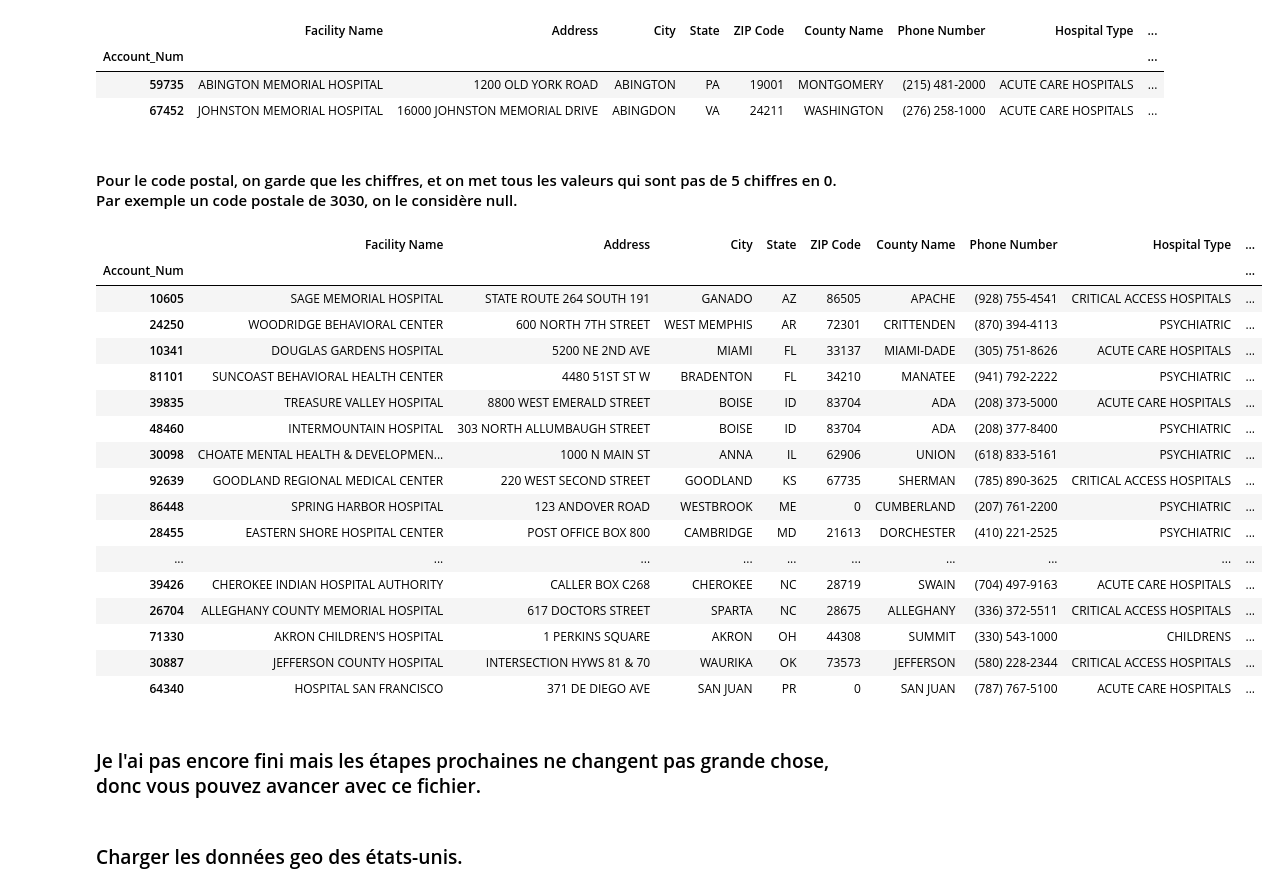
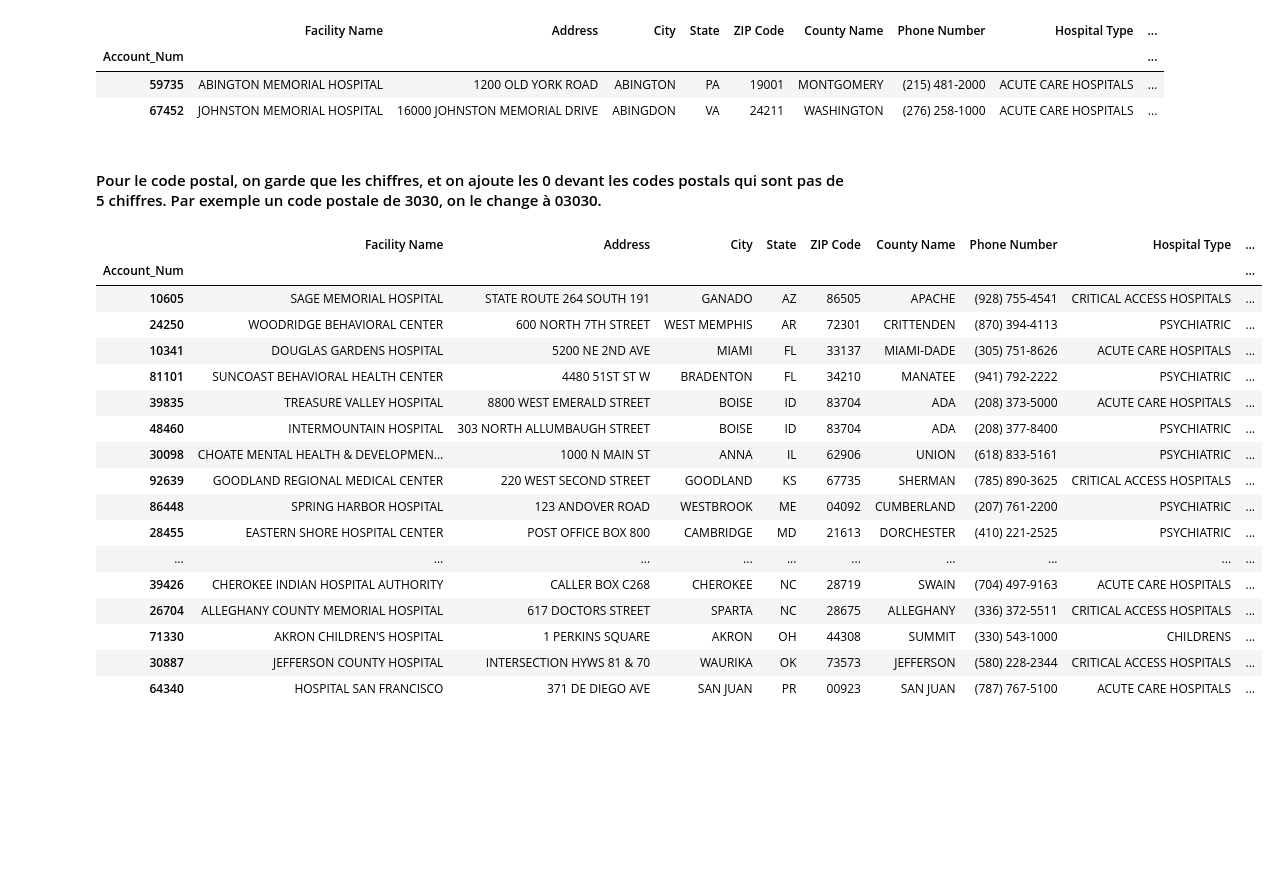
Before and after one commit to tourist-001/Data_Matching_Hospital, a Jupyter notebook: hospital_standardisation.ipynb, the cells around one changed output. Drawn from its saved outputs; the diff is of its cells as text; code cells hidden in the pictures; blank space fills up the shorter version.

Commit message:
ajoute les 0 pour compléter le code postal

```diff
--- a/hospital_standardisation.ipynb
+++ b/hospital_standardisation.ipynb
@@ -36,6 +36,6 @@ Data columns (total 9 columns):
 dtypes: int64(1), object(8)
 memory usage: 417.1+ KB
 # %%
-h2 = pds.read_csv('hospital_1.csv', index_col = 0, sep=',')
+h2 = pds.read_csv('hospital_2.csv', index_col = 0, sep=',')
 h2.head(20)
 # %% [output]
@@ -92,7 +92,7 @@ name_stopword = ["ROUTE","STREET", "ST", "AVE", "ROAD", "PLACE", "RD"]
 h1['Address_token'] = h1['Address'].apply(nltk.word_tokenize)
 h1['Address_clean'] = h1['Address_token'].apply(lambda x: [word for word in x if word not in name_stopword])
 h1['Address_clean'] = h1['Address_clean'].apply(TreebankWordDetokenizer().detokenize)
-h2['Address_token'] = h2['Address'].apply(nltk.word_tokenize)
+h2['Address_token'] = h2['Provider Street Address'].apply(nltk.word_tokenize)
 h2['Address_clean'] = h2['Address_token'].apply(lambda x: [word for word in x if word not in name_stopword])
 h2['Address_clean'] = h2['Address_clean'].apply(TreebankWordDetokenizer().detokenize)
 h2
@@ -139,39 +139,37 @@ h1.loc[h1['City'].isin(some_values)]
 | 59735 | ABINGTON MEMORIAL HOSPITAL | 1200 OLD YORK ROAD | ABINGTON | PA | 19001 | MONTGOMERY | (215) 481-2000 | ACUTE CARE HOSPITALS | ... |
 | 67452 | JOHNSTON MEMORIAL HOSPITAL | 16000 JOHNSTON MEMORIAL DRIVE | ABINGDON | VA | 24211 | WASHINGTON | (276) 258-1000 | ACUTE CARE HOSPITALS | ... |
 # %% [markdown]
-#### Pour le code postal, on garde que les chiffres, et on met tous les valeurs qui sont pas de 5 chiffres en 0. Par exemple un code postale de 3030, on le considère null.
+#### Pour le code postal, on garde que les chiffres, et on ajoute les 0 devant les codes postals qui sont pas de 5 chiffres. Par exemple un code postale de 3030, on le change à 03030.
 # %%
-h2['ZIP Code'] = h2['ZIP Code'].astype(str)
-h2['ZIP Code'] = h2['ZIP Code'].str.findall('[0-9]+')
-h2['ZIP Code'] = h2['ZIP Code'].str.join("")
-h2['ZIP Code'] = h2['ZIP Code'].fillna("")
-h2['ZIP Code'] = h2['ZIP Code'].apply(lambda x: x if len(x)== 5 else 0)
+h2['Provider Zip Code'] = h2['Provider Zip Code'].astype(str)
+h2['Provider Zip Code'] = h2['Provider Zip Code'].str.findall('[0-9]+')
+h2['Provider Zip Code'] = h2['Provider Zip Code'].str.join("")
+h2['Provider Zip Code'] = h2['Provider Zip Code'].fillna("")
+h2['Provider Zip Code'] = h2['Provider Zip Code'].apply(lambda x: x if len(x)== 5 else '0'+x)
+h2['Provider Zip Code'] = h2['Provider Zip Code'].apply(lambda x: x if len(x)== 5 else '0'+x)
 h1['ZIP Code'] = h1['ZIP Code'].astype(str)
 h1['ZIP Code'] = h1['ZIP Code'].str.findall('[0-9]+')
 h1['ZIP Code'] = h1['ZIP Code'].str.join("")
 h1['ZIP Code'] = h1['ZIP Code'].fillna("")
-h1['ZIP Code'] = h1['ZIP Code'].apply(lambda x: x if len(x)== 5 else 0)
+h1['ZIP Code'] = h1['ZIP Code'].apply(lambda x: x if len(x)== 5 else '0'+x)
+h1['ZIP Code'] = h1['ZIP Code'].apply(lambda x: x if len(x)== 5 else '0'+x)
 h1.head(20)
 # %% [output]
 |  | Facility Name | Address | City | State | ZIP Code | County Name | Phone Number | Hospital Type | ... |
 | Account_Num |  |  |  |  |  |  |  |  | ... |
 | 10605 | SAGE MEMORIAL HOSPITAL | STATE ROUTE 264 SOUTH 191 | GANADO | AZ | 86505 | APACHE | (928) 755-4541 | CRITICAL ACCESS HOSPITALS | ... |
 | 24250 | WOODRIDGE BEHAVIORAL CENTER | 600 NORTH 7TH STREET | WEST MEMPHIS | AR | 72301 | CRITTENDEN | (870) 394-4113 | PSYCHIATRIC | ... |
 | 10341 | DOUGLAS GARDENS HOSPITAL | 5200 NE 2ND AVE | MIAMI | FL | 33137 | MIAMI-DADE | (305) 751-8626 | ACUTE CARE HOSPITALS | ... |
 | 81101 | SUNCOAST BEHAVIORAL HEALTH CENTER | 4480 51ST ST W | BRADENTON | FL | 34210 | MANATEE | (941) 792-2222 | PSYCHIATRIC | ... |
 | 39835 | TREASURE VALLEY HOSPITAL | 8800 WEST EMERALD STREET | BOISE | ID | 83704 | ADA | (208) 373-5000 | ACUTE CARE HOSPITALS | ... |
 | 48460 | INTERMOUNTAIN HOSPITAL | 303 NORTH ALLUMBAUGH STREET | BOISE | ID | 83704 | ADA | (208) 377-8400 | PSYCHIATRIC | ... |
 | 30098 | CHOATE MENTAL HEALTH & DEVELOPMEN... | 1000 N MAIN ST | ANNA | IL | 62906 | UNION | (618) 833-5161 | PSYCHIATRIC | ... |
 | 92639 | GOODLAND REGIONAL MEDICAL CENTER | 220 WEST SECOND STREET | GOODLAND | KS | 67735 | SHERMAN | (785) 890-3625 | CRITICAL ACCESS HOSPITALS | ... |
-| 86448 | SPRING HARBOR HOSPITAL | 123 ANDOVER ROAD | WESTBROOK | ME | 0 | CUMBERLAND | (207) 761-2200 | PSYCHIATRIC | ... |
+| 86448 | SPRING HARBOR HOSPITAL | 123 ANDOVER ROAD | WESTBROOK | ME | 04092 | CUMBERLAND | (207) 761-2200 | PSYCHIATRIC | ... |
 | 28455 | EASTERN SHORE HOSPITAL CENTER | POST OFFICE BOX 800 | CAMBRIDGE | MD | 21613 | DORCHESTER | (410) 221-2525 | PSYCHIATRIC | ... |
 | ... | ... | ... | ... | ... | ... | ... | ... | ... | ... |
 | 39426 | CHEROKEE INDIAN HOSPITAL AUTHORITY | CALLER BOX C268 | CHEROKEE | NC | 28719 | SWAIN | (704) 497-9163 | ACUTE CARE HOSPITALS | ... |
 | 26704 | ALLEGHANY COUNTY MEMORIAL HOSPITAL | 617 DOCTORS STREET | SPARTA | NC | 28675 | ALLEGHANY | (336) 372-5511 | CRITICAL ACCESS HOSPITALS | ... |
 | 71330 | AKRON CHILDREN'S HOSPITAL | 1 PERKINS SQUARE | AKRON | OH | 44308 | SUMMIT | (330) 543-1000 | CHILDRENS | ... |
 | 30887 | JEFFERSON COUNTY HOSPITAL | INTERSECTION HYWS 81 & 70 | WAURIKA | OK | 73573 | JEFFERSON | (580) 228-2344 | CRITICAL ACCESS HOSPITALS | ... |
-| 64340 | HOSPITAL SAN FRANCISCO | 371 DE DIEGO AVE | SAN JUAN | PR | 0 | SAN JUAN | (787) 767-5100 | ACUTE CARE HOSPITALS | ... |
+| 64340 | HOSPITAL SAN FRANCISCO | 371 DE DIEGO AVE | SAN JUAN | PR | 00923 | SAN JUAN | (787) 767-5100 | ACUTE CARE HOSPITALS | ... |
-# %% [markdown]
-### Je l'ai pas encore fini mais les étapes prochaines ne changent pas grande chose, donc vous pouvez avancer avec ce fichier.
-# %% [markdown]
-### Charger les données geo des états-unis.
```
Also changed, not shown: parts of 6 cells of this notebook.
